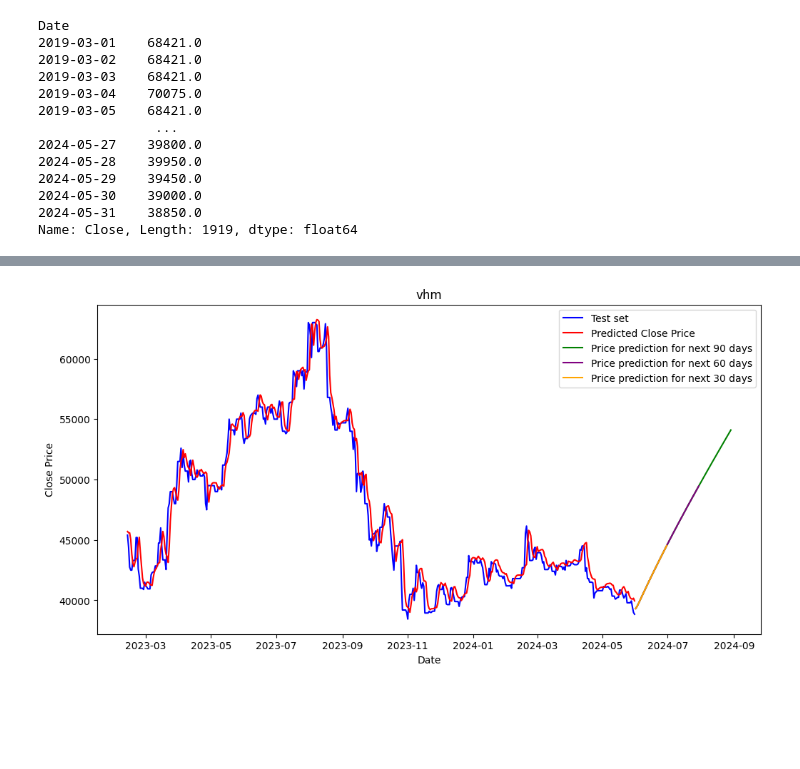
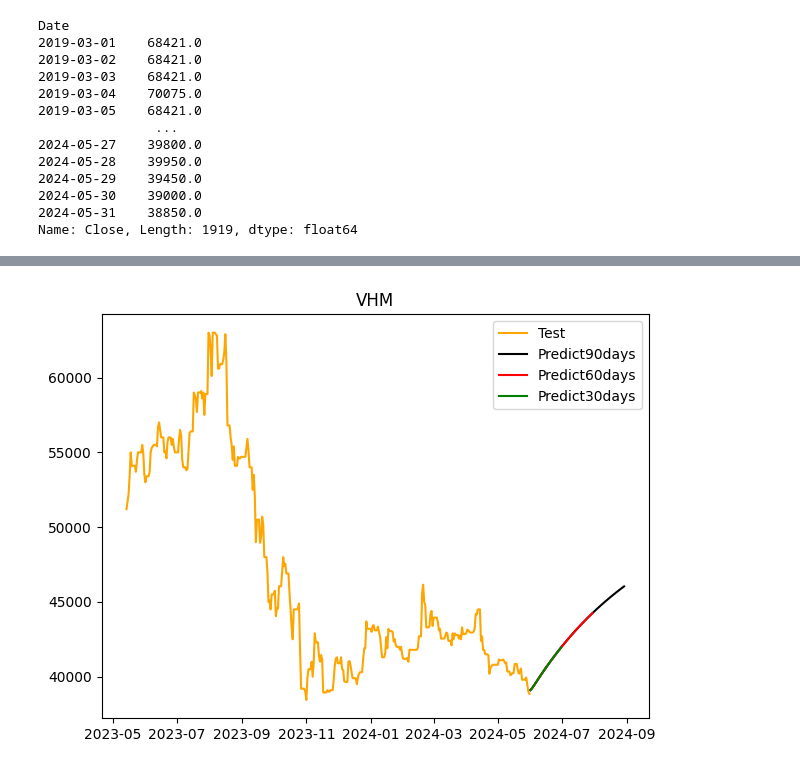
Before and after one commit to cngpc43/IS403.O21.HTCL, a Jupyter notebook: Models/GRU/GRU(8-2).ipynb, the cells around one changed output, grey strips where cells are left out. Drawn from its saved outputs; the diff is of its cells as text; code cells hidden in the pictures; blank space fills up the shorter version.

```diff
--- a/Models/GRU/GRU(8-2).ipynb
+++ b/Models/GRU/GRU(8-2).ipynb
@@ -289,7 +289,7 @@ temp_input=temp_input[0].tolist()
 from numpy import array
 
 dxg_lst_output=[]
-n_steps=515
+n_steps=323
 i=0
 while(i<90):
 
@@ -350,7 +344,7 @@ temp_input=temp_input[0].tolist()
 from numpy import array
 
 qcg_lst_output=[]
-n_steps=len(temp_input) - 1
+n_steps=323
 i=0
 while(i<90):
 
@@ -405,7 +399,7 @@ temp_input=temp_input[0].tolist()
 from numpy import array
 
 vhm_lst_output=[]
-n_steps=len(temp_input) - 1
+n_steps=323
 i=0
 while(i<90):
 
@@ -496,22 +485,17 @@ plt.show()
 # %%
-plt.figure(figsize=(12, 6))
-new = pd.date_range(start=vhm.index[vhm_train_size], end=vhm.index[-1])[101:]
-
-plt.plot(new,scaler.inverse_transform(vhm_test_data)[101:],color='blue',label='Test set')
-plt.plot(new,vhm_y_pred,color='red',label='Predicted Close Price')
-
+new = pd.date_range(start=vhm.index[vhm_train_size], end=vhm.index[-1])
+plt.plot(new,scaler.inverse_transform(vhm_test_data),color='orange')
 
 start_date = vhm.index[-1] + datetime.timedelta(1)
 vhm_predict_data_30 = pd.date_range(start=start_date, end=start_date + datetime.timedelta(29))
 vhm_predict_data_60 = pd.date_range(start=start_date, end=start_date + datetime.timedelta(59))
 vhm_predict_data_90 = pd.date_range(start=start_date, end=start_date + datetime.timedelta(89))
-plt.plot(vhm_predict_data_90,scaler.inverse_transform(vhm_lst_output[:90]),color='green', label='Price prediction for next 90 days')
-plt.plot(vhm_predict_data_60,scaler.inverse_transform(vhm_lst_output[:60]), color='purple',label='Price prediction for next 60 days')
-plt.plot(vhm_predict_data_30,scaler.inverse_transform(vhm_lst_output[:30]),color='orange',label='Price prediction for next 30 days')
-plt.legend()
-plt.title('vhm')
-plt.xlabel('Date')
-plt.ylabel('Close Price')
+plt.plot(vhm_predict_data_90,scaler.inverse_transform(vhm_lst_output[:90]),color='black')
+plt.plot(vhm_predict_data_60,scaler.inverse_transform(vhm_lst_output[:60]), color='red')
+plt.plot(vhm_predict_data_30,scaler.inverse_transform(vhm_lst_output[:30]),color='green')
+plt.legend(['Test','Predict90days','Predict60days','Predict30days'])
+plt.title('VHM')
+plt.tight_layout()
 plt.show()
 # %% [output]
-[figure, old version]
+[figure, new version]
```
Also changed, not shown: parts of 9 cells of this notebook, 20 other files.
